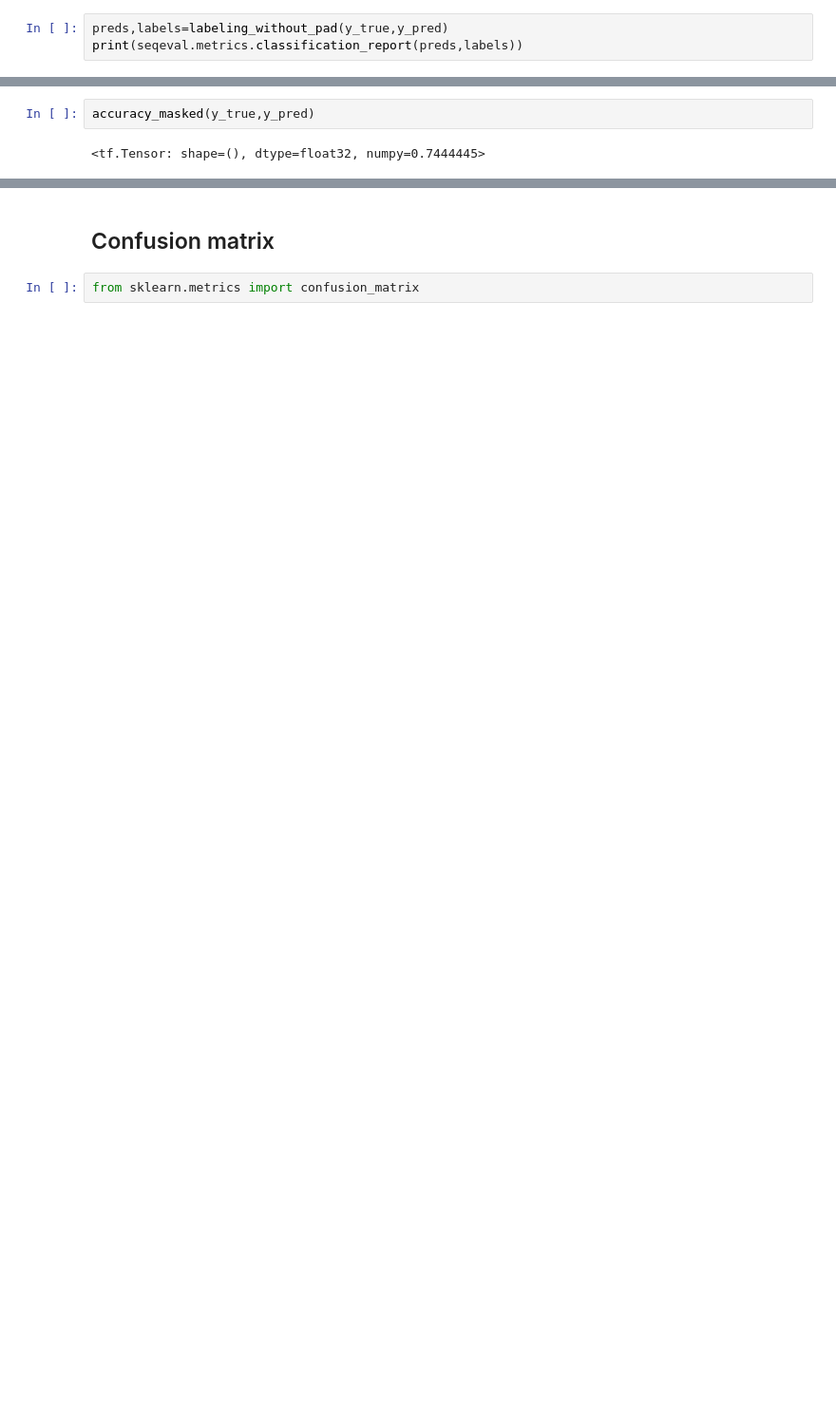
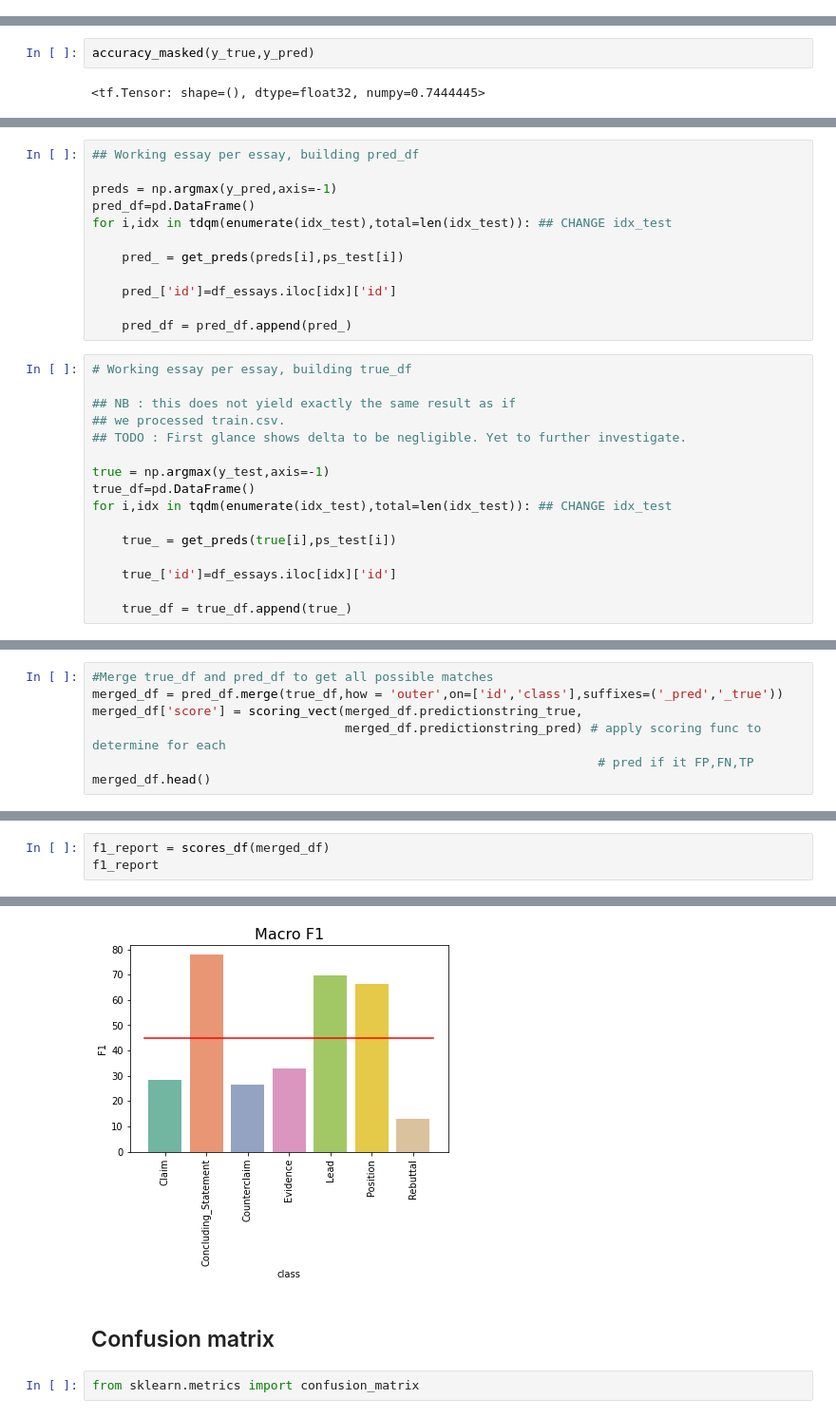
Before and after one commit to arthurcol/feedback_prize, a Jupyter notebook: notebooks/metrics.ipynb, the cells around one changed output, grey strips where cells are left out. Shown at 95% size. Cells and saved outputs as stored; diff of their text form; blank space fills up the shorter version.

Commit message:
fixed metric calculation

```diff
--- a/notebooks/metrics.ipynb
+++ b/notebooks/metrics.ipynb
@@ -75,3 +39,0 @@ def labeling_without_pad(y_true,y_pred,padding=-100):
-# %%
-preds,labels=labeling_without_pad(y_true,y_pred)
-print(seqeval.metrics.classification_report(preds,labels))
@@ -499,0 +236,28 @@ merged_df[merged_df['FN']==1]['unique_id_pred'].duplicated().sum()
+# %%
+## Working essay per essay, building pred_df
+
+preds = np.argmax(y_pred,axis=-1)
+pred_df=pd.DataFrame()
+for i,idx in tdqm(enumerate(idx_test),total=len(idx_test)): ## CHANGE idx_test
+
+    pred_ = get_preds(preds[i],ps_test[i])
+
+    pred_['id']=df_essays.iloc[idx]['id']
+
+    pred_df = pred_df.append(pred_)
+# %%
+# Working essay per essay, building true_df
+
+## NB : this does not yield exactly the same result as if
+## we processed train.csv.
+## TODO : First glance shows delta to be negligible. Yet to further investigate.
+
+true = np.argmax(y_test,axis=-1)
+true_df=pd.DataFrame()
+for i,idx in tqdm(enumerate(idx_test),total=len(idx_test)): ## CHANGE idx_test
+
+    true_ = get_preds(true[i],ps_test[i])
+
+    true_['id']=df_essays.iloc[idx]['id']
+
+    true_df = true_df.append(true_)
@@ -499,0 +380,7 @@ merged_df[merged_df['FN']==1]['unique_id_pred'].duplicated().sum()
+# %%
+#Merge true_df and pred_df to get all possible matches
+merged_df = pred_df.merge(true_df,how = 'outer',on=['id','class'],suffixes=('_pred','_true'))
+merged_df['score'] = scoring_vect(merged_df.predictionstring_true,
+                                  merged_df.predictionstring_pred) # apply scoring func to determine for each
+                                                                    # pred if it FP,FN,TP
+merged_df.head()
@@ -499,0 +394,4 @@ merged_df[merged_df['FN']==1]['unique_id_pred'].duplicated().sum()
+# %%
+f1_report = scores_df(merged_df)
+f1_report
+# %% [output]
@@ -500,3 +411,4 @@ merged_df[merged_df['FN']==1]['unique_id_pred'].duplicated().sum()
+[figure, added]
 # %% [markdown]
 ## Confusion matrix
 # %%
```
Also changed, not shown: parts of 69 cells of this notebook, 2 other files.
